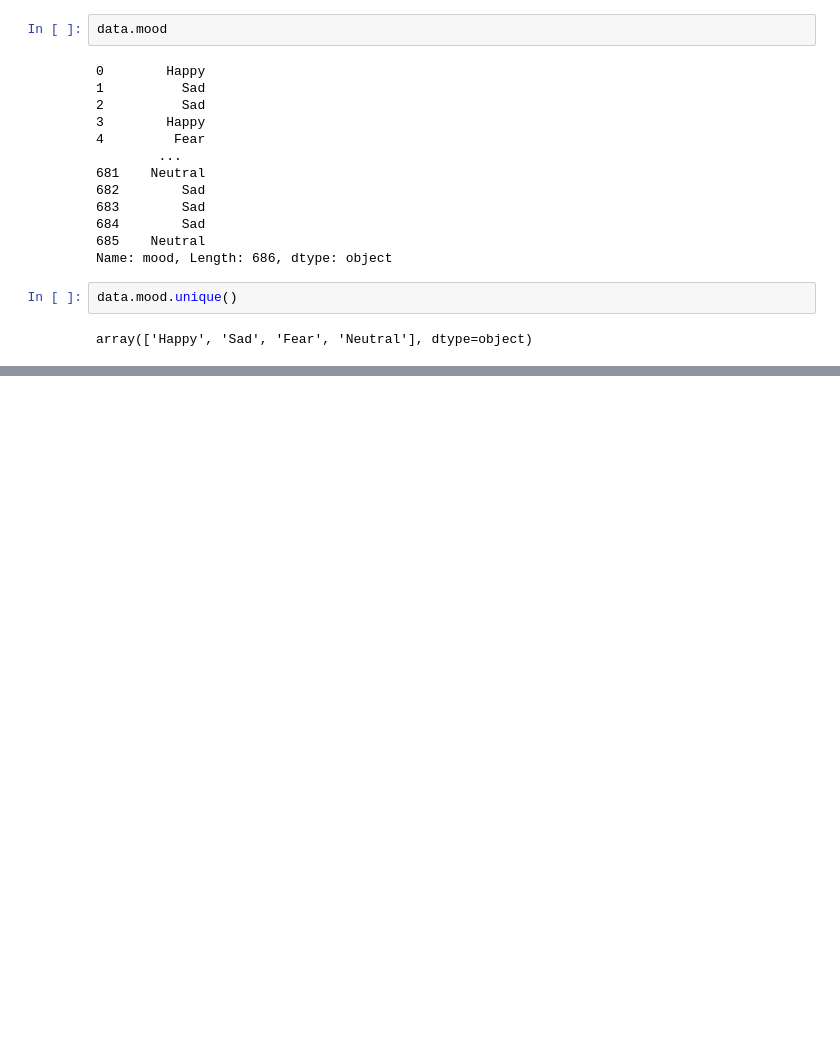
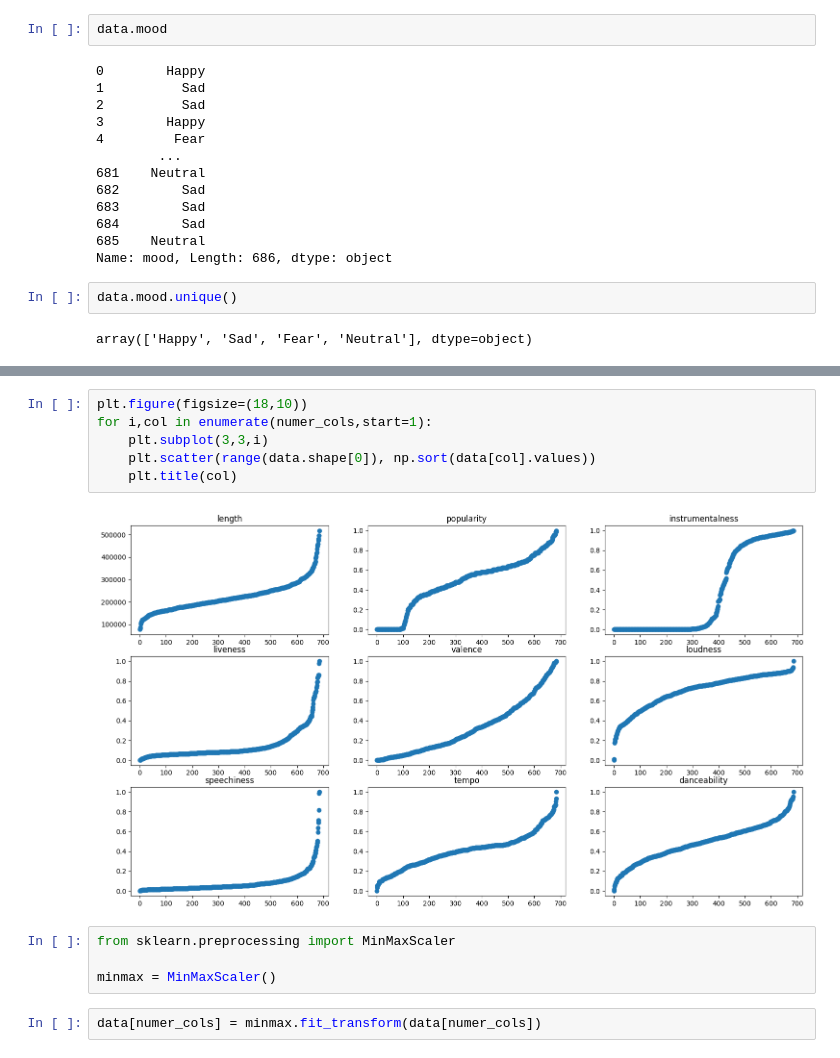
Before and after one commit to lucifertrj/Moody.ai, a Jupyter notebook: notebooks/song_recommendator.ipynb, the cells around one changed output, grey strips where cells are left out. Cells and saved outputs as stored; diff of their text form; blank space fills up the shorter version.

```diff
--- a/notebooks/song_recommendator.ipynb
+++ b/notebooks/song_recommendator.ipynb
@@ -50,0 +78,14 @@ array(['Happy', 'Sad', 'Fear', 'Neutral'], dtype=object)
+# %%
+plt.figure(figsize=(18,10))
+for i,col in enumerate(numer_cols,start=1):
+    plt.subplot(3,3,i)
+    plt.scatter(range(data.shape[0]), np.sort(data[col].values))
+    plt.title(col)
+# %% [output]
+[figure, added]
+# %%
+from sklearn.preprocessing import MinMaxScaler
+
+minmax = MinMaxScaler()
+# %%
+data[numer_cols] = minmax.fit_transform(data[numer_cols])
```
Also changed, not shown: parts of 14 cells of this notebook.
